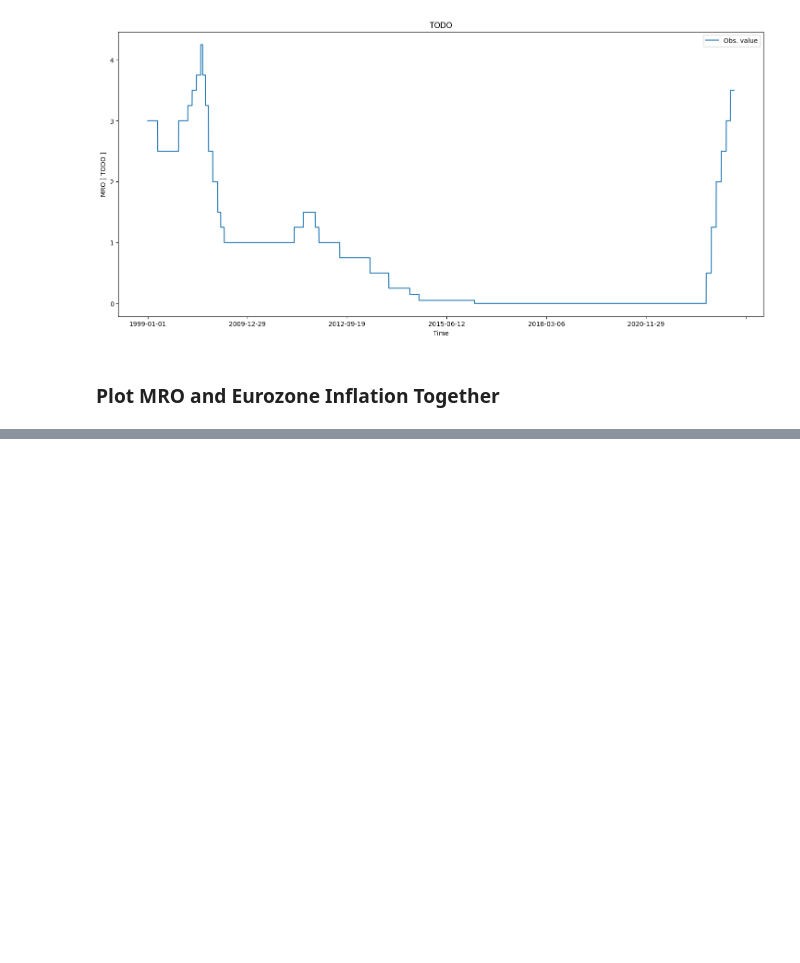
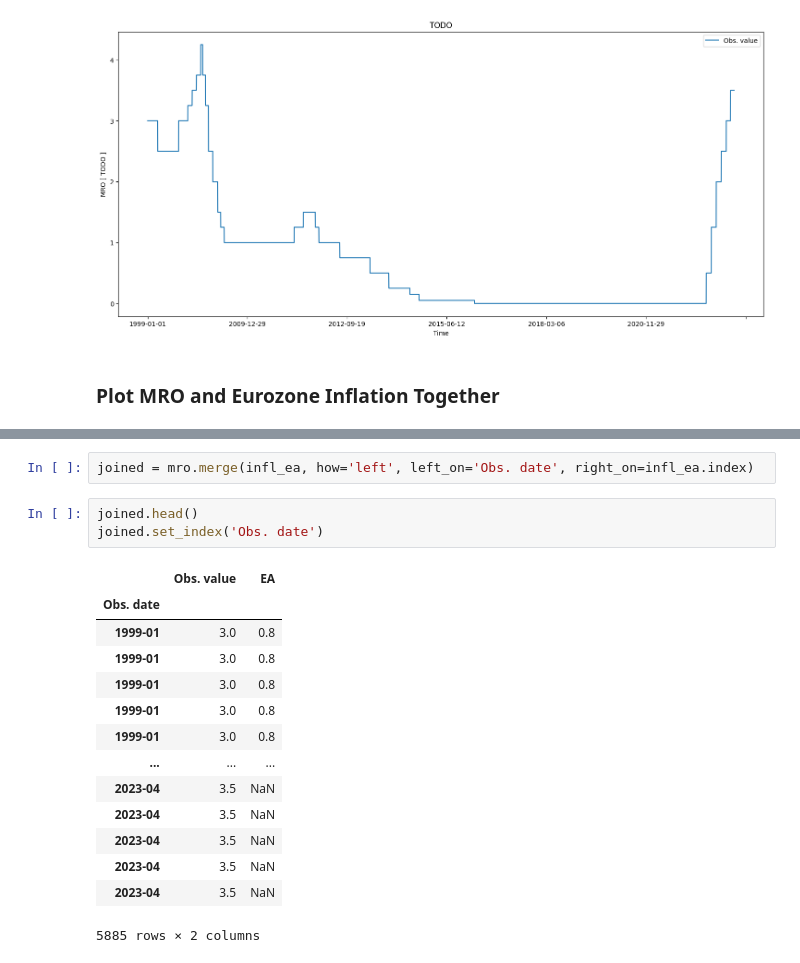
Before and after one commit to Staneesh/almost-philosophy, a Jupyter notebook: notebooks/exploring-data.ipynb, the cells around one changed output, grey strips where cells are left out. Saved outputs shown, nothing was run; the diff lists cells and outputs as text; blank space fills up the shorter version.

```diff
--- a/notebooks/exploring-data.ipynb
+++ b/notebooks/exploring-data.ipynb
@@ -147,0 +180,20 @@ _ = mro.plot(xlabel='Time', ylabel='MRO [ TODO ]', title='TODO', figsize=(18, 8)
+# %%
+joined = mro.merge(infl_ea, how='left', left_on='Obs. date', right_on=infl_ea.index)
+# %%
+joined.head()
+joined.set_index('Obs. date')
+# %% [output]
+|  | Obs. value | EA |
+| Obs. date |  |  |
+| 1999-01 | 3.0 | 0.8 |
+| 1999-01 | 3.0 | 0.8 |
+| 1999-01 | 3.0 | 0.8 |
+| 1999-01 | 3.0 | 0.8 |
+| 1999-01 | 3.0 | 0.8 |
+| ... | ... | ... |
+| 2023-04 | 3.5 | NaN |
+| 2023-04 | 3.5 | NaN |
+| 2023-04 | 3.5 | NaN |
+| 2023-04 | 3.5 | NaN |
+| 2023-04 | 3.5 | NaN |
+5885 rows × 2 columns
```
Also changed, not shown: parts of 6 cells of this notebook.
